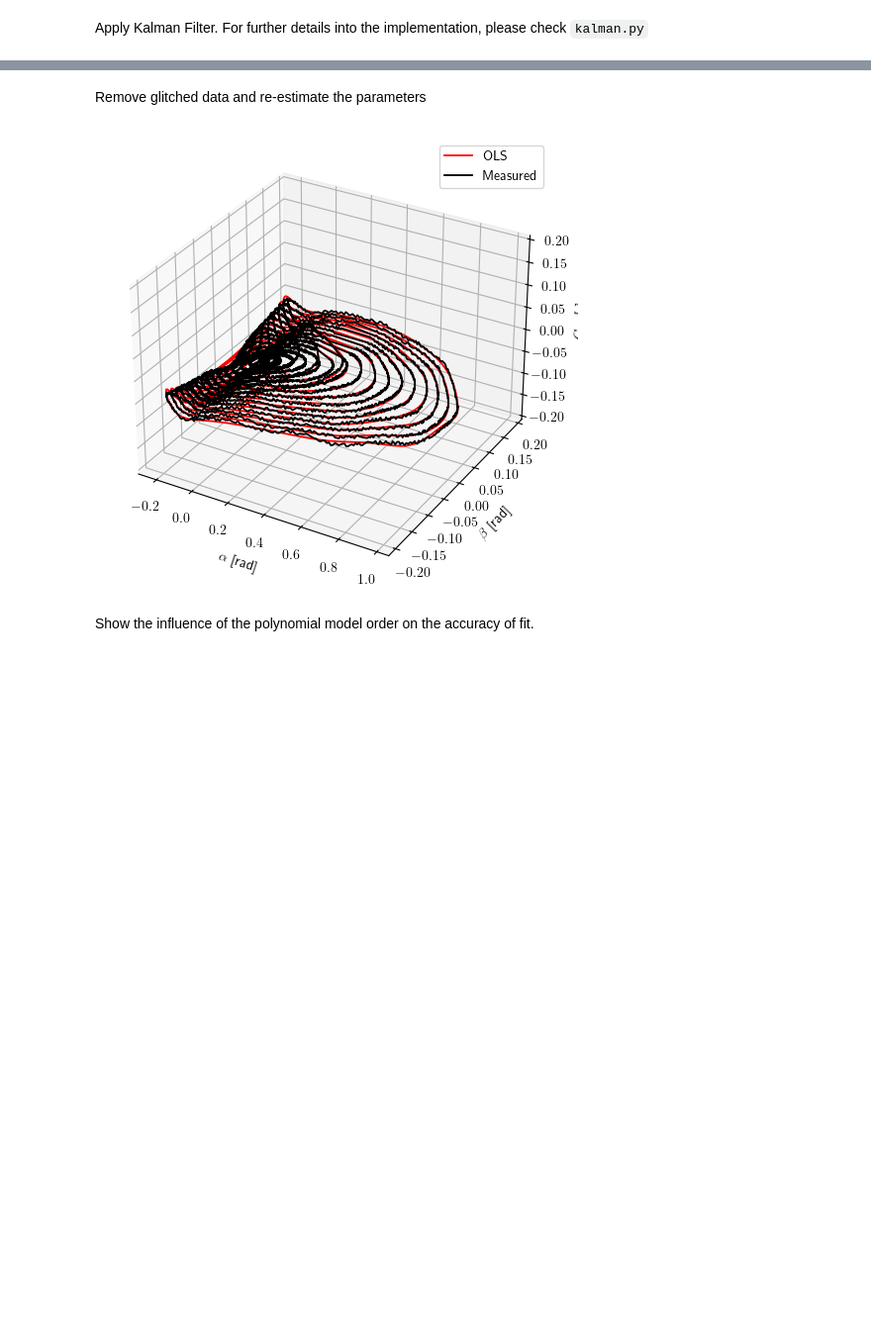
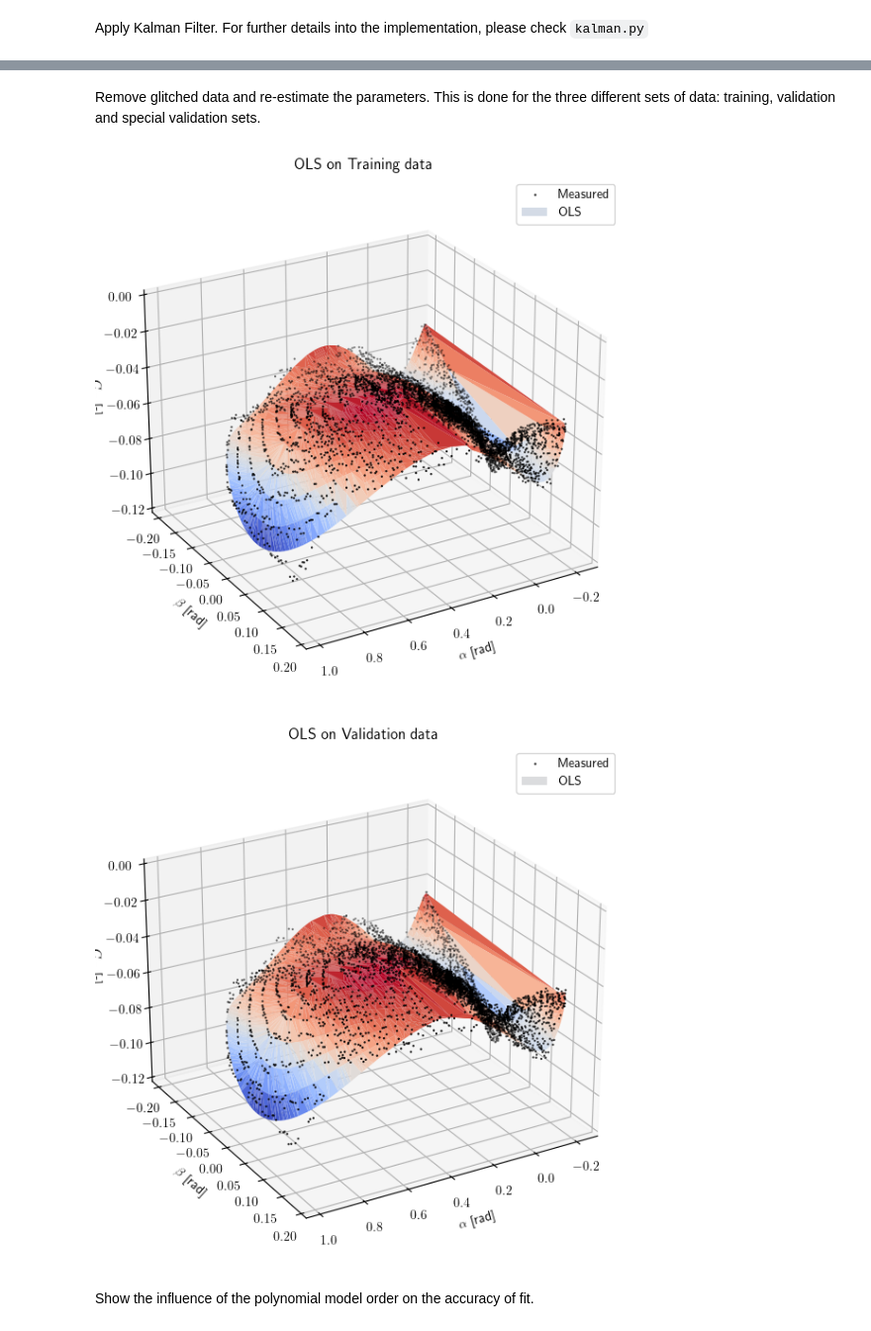
Before and after one commit to TUDjose/sysid-nn, a Jupyter notebook: main1.ipynb, the cells around one changed output, grey strips where cells are left out. Shown at 99% size. Cells and saved outputs as stored; diff of their text form; code cells hidden in the pictures; blank space fills up the shorter version.

```diff
--- a/main1.ipynb
+++ b/main1.ipynb
@@ -31,0 +33,6 @@ First see the influence of the sensor glitch on the estimation
+# %%
+ols_data = np.loadtxt('data/output.csv', delimiter=',')  # load full reconstructed data
+Y, X = ols_data[:, 0], ols_data[:, 1:]
+Ytreat, Xtreat = treat_data((Y, X)) # remove glitched data
+
+order = 6   # polynomial order
@@ -32,9 +41,6 @@ First see the influence of the sensor glitch on the estimation
 # %%
-ols_data = np.loadtxt('data/output.csv', delimiter=',')  # load full reconstructed data
-Y, X = ols_data[:, 0], ols_data[:, 1:]
-order = 5
+LS_glitched = LeastSquares(data=(Y, X), order=order)  # initialize object
+yhat_glitched = LS_glitched.OLS()
 
-LS = LeastSquares(data=(Y, X), order=order, data_split=(0.7, 0.15, 0.15))  # initialize object
-LS.OLS()
-LS.plot_regression()
+LeastSquares.plot_regression(LS_glitched.Xtrain, LS_glitched.Ytrain, yhat_glitched, lims=(-0.2, 0.8))
 # %% [output]
@@ -42,12 +48,17 @@ LS.plot_regression()
 # %% [markdown]
-Remove glitched data and re-estimate the parameters
+Remove glitched data and re-estimate the parameters. This is done for the three different sets of data: training, validation and special validation sets.
 # %%
-Ytreat, Xtreat = treat_data((Y, X))
-LSt = LeastSquares(data=(Ytreat, Xtreat), order=order, data_split=(0.7, 0.15, 0.15))  # initialize object
-LSt.OLS()
-LSt.plot_regression(lims=(-0.2, 0.))
+LS = LeastSquares(data=(Ytreat, Xtreat), order=order)  # initialize object
+yhat_train = LS.OLS()
+yhat_val = LS.OLS_predict_on_val_data()
+yhat_special = LS.OLS_predict_on_val_data()
+
+# plot OLS results
+LeastSquares.plot_regression(LS.Xtrain, LS.Ytrain, yhat_train, lims=(-0.12, 0), title='OLS on Training data')
+LeastSquares.plot_regression(LS.Xval, LS.Yval, yhat_val, lims=(-0.12, 0), title='OLS on Validation data')
 # %% [output]
-[figure, old version]
+[figure, new version]
+[figure, added]
 # %% [markdown]
 Show the influence of the polynomial model order on the accuracy of fit.
 # %%
```
Also changed, not shown: parts of 10 cells of this notebook, 25 other files.
